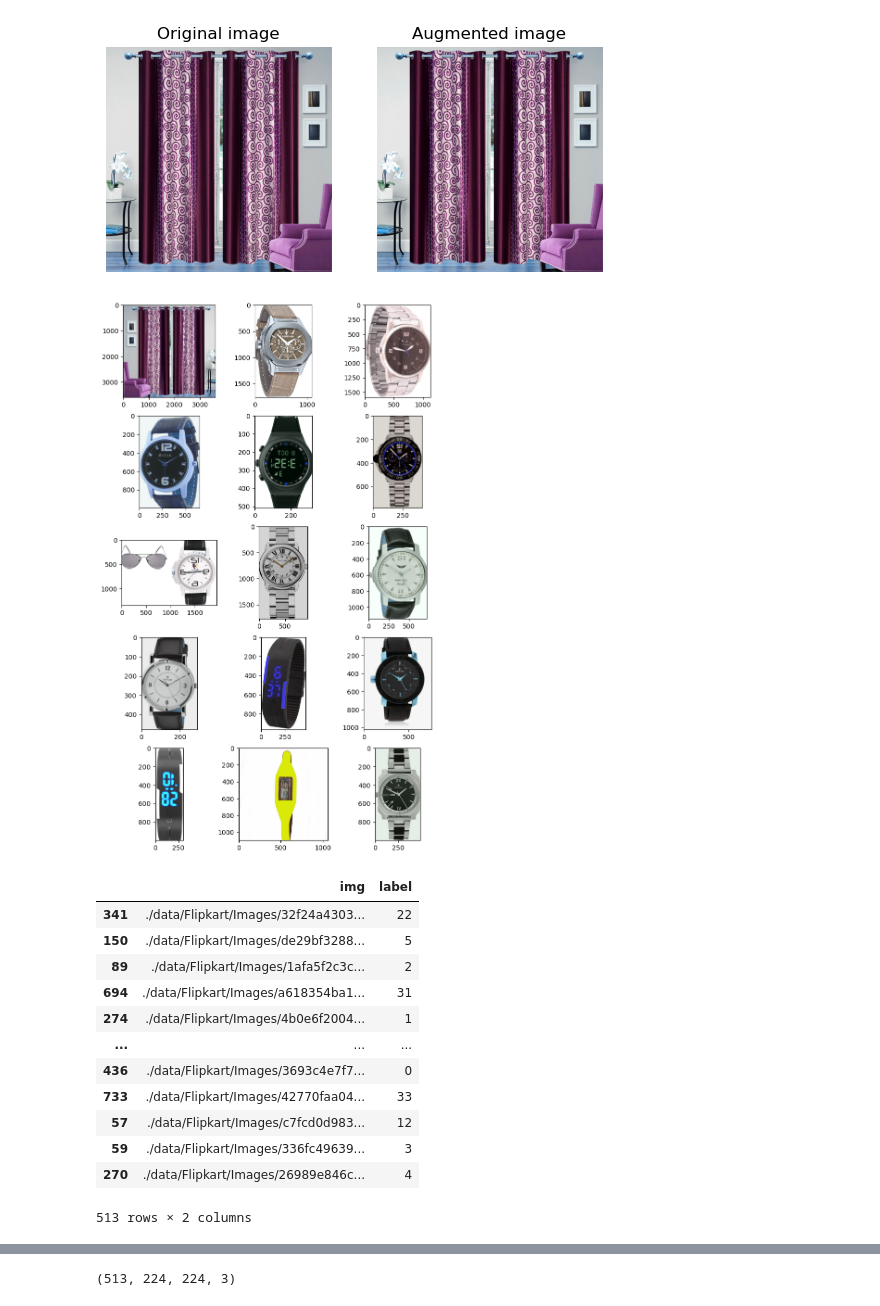
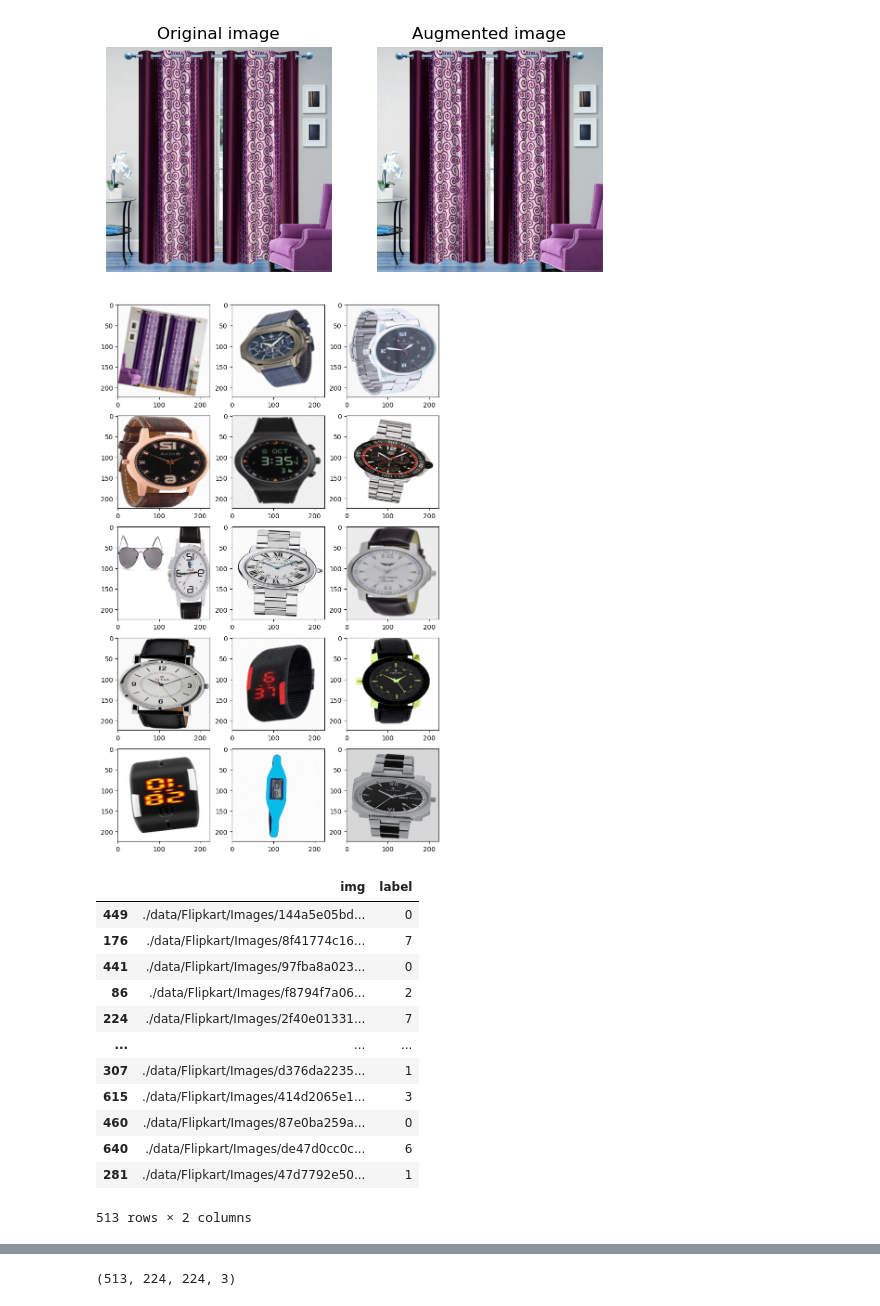
Before and after one commit to CeVague/Projet_6-Classifiez-biens-de-consommation, a Jupyter notebook: Vachaudez_Cedric_2_notebook_classification_052023.ipynb, the cells around one changed output, grey strips where cells are left out. Drawn from its saved outputs; the diff is of its cells as text; code cells hidden in the pictures.

```diff
--- a/Vachaudez_Cedric_2_notebook_classification_052023.ipynb
+++ b/Vachaudez_Cedric_2_notebook_classification_052023.ipynb
@@ -67,7 +67,7 @@ def show_representation(data, cat, limit=None, X_tsne=None, title=''):
 
     return X_tsne
 # %%
-level = -2
+level = 1
 # %%
 nb_min_elements = 2
 # %%
@@ -442,16 +444,31 @@ transform = A.Compose([
     #A.CLAHE(),
     #A.RandomRotate90(),
     #A.Transpose(),
-    A.ShiftScaleRotate(shift_limit=0.02, scale_limit=0.02, rotate_limit=0.02, p=.75, border_mode=cv2.BORDER_REPLICATE),
-    A.Blur(blur_limit=3),
+    A.ShiftScaleRotate(
+        shift_limit=0.02,
+        scale_limit=[-0.2, 0.02],
+        rotate_limit=0,
+        p=.75,
+        interpolation=cv2.INTER_LANCZOS4,
+        border_mode=cv2.BORDER_CONSTANT,
+        value=(255, 255, 255),),
+    A.SafeRotate(
+        limit=10,
+        interpolation=cv2.INTER_LANCZOS4,
+        border_mode=cv2.BORDER_CONSTANT,
+        value=(255, 255, 255),),
     #A.OpticalDistortion(),
     #A.RandomSnow(),
     #A.RandomShadow(),
-    A.OneOf([
-        A.RGBShift(r_shift_limit=10, g_shift_limit=10, b_shift_limit=10, p=0.5),
-        A.HueSaturationValue(hue_shift_limit=5, sat_shift_limit=5, val_shift_limit=5, p=0.5),
-    ]),
-    A.RandomBrightnessContrast(p=.75),
+    #A.RandomBrightnessContrast(p=.75),
+    A.ColorJitter(
+        brightness=0.15,
+        contrast=0.15,
+        saturation=0.15,
+        hue=0.15,
+        p=0.75),
+    A.Blur(blur_limit=1),
+    A.GaussNoise(p=0.75),
     #A.augmentations.geometric.resize.LongestMaxSize(max(input_shape[1:3])),
 ])
 # %%
@@ -459,10 +476,12 @@ image = cv2.imread(data_little['img'].iloc[0])
 # %%
 fig, ax = plt.subplots(5, 3, figsize=(9, 15))
 for i in range(15):
-    transformed = transform(image=cv2.imread(data_little['img'].iloc[i]))
+    image = load_img(data_little['img'].iloc[i], target_size=input_shape[1:3], interpolation='lanczos')
+    image = np.array(image)
+    transformed = transform(image=image)
     ax[i // 3, i % 3].imshow(transformed["image"])
 plt.show()
 # %% [output]
-[figure, old version]
+[figure, new version]
 # %%
 def preprocess_image_augmented(path):
@@ -487,17 +506,17 @@ df = pd.DataFrame([X_train_img, y_train_label]).T
 df
 # %% [output]
 |  | img | label |
-| 341 | ./data/Flipkart/Images/32f24a4303... | 22 |
-| 150 | ./data/Flipkart/Images/de29bf3288... | 5 |
-| 89 | ./data/Flipkart/Images/1afa5f2c3c... | 2 |
-| 694 | ./data/Flipkart/Images/a618354ba1... | 31 |
-| 274 | ./data/Flipkart/Images/4b0e6f2004... | 1 |
+| 449 | ./data/Flipkart/Images/144a5e05bd... | 0 |
+| 176 | ./data/Flipkart/Images/8f41774c16... | 7 |
+| 441 | ./data/Flipkart/Images/97fba8a023... | 0 |
+| 86 | ./data/Flipkart/Images/f8794f7a06... | 2 |
+| 224 | ./data/Flipkart/Images/2f40e01331... | 7 |
 | ... | ... | ... |
-| 436 | ./data/Flipkart/Images/3693c4e7f7... | 0 |
-| 733 | ./data/Flipkart/Images/42770faa04... | 33 |
-| 57 | ./data/Flipkart/Images/c7fcd0d983... | 12 |
-| 59 | ./data/Flipkart/Images/336fc49639... | 3 |
-| 270 | ./data/Flipkart/Images/26989e846c... | 4 |
+| 307 | ./data/Flipkart/Images/d376da2235... | 1 |
+| 615 | ./data/Flipkart/Images/414d2065e1... | 3 |
+| 460 | ./data/Flipkart/Images/87e0ba259a... | 0 |
+| 640 | ./data/Flipkart/Images/de47d0cc0c... | 6 |
+| 281 | ./data/Flipkart/Images/47d7792e50... | 1 |
 513 rows × 2 columns
 # %%
 df['label'].value_counts()
```
Also changed, not shown: parts of 34 cells of this notebook.
